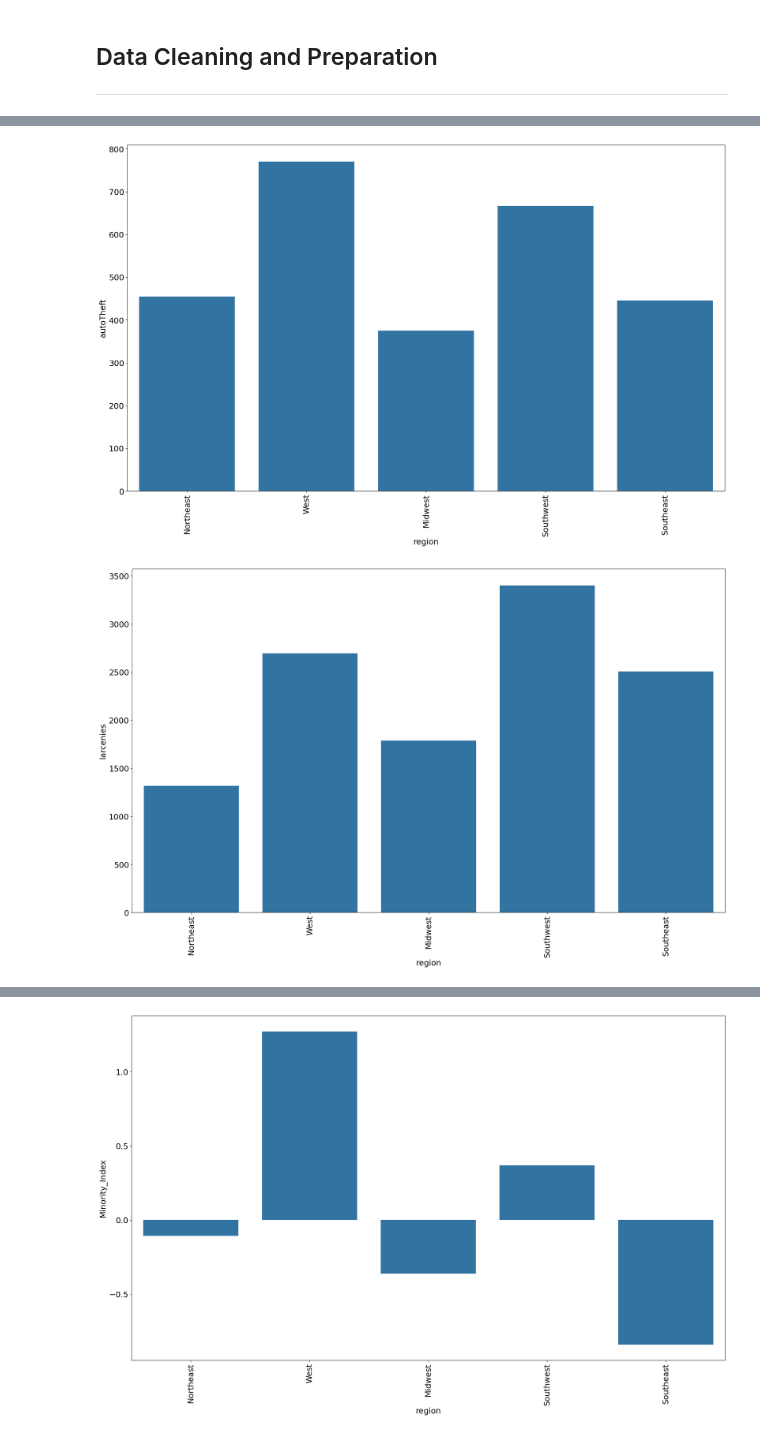
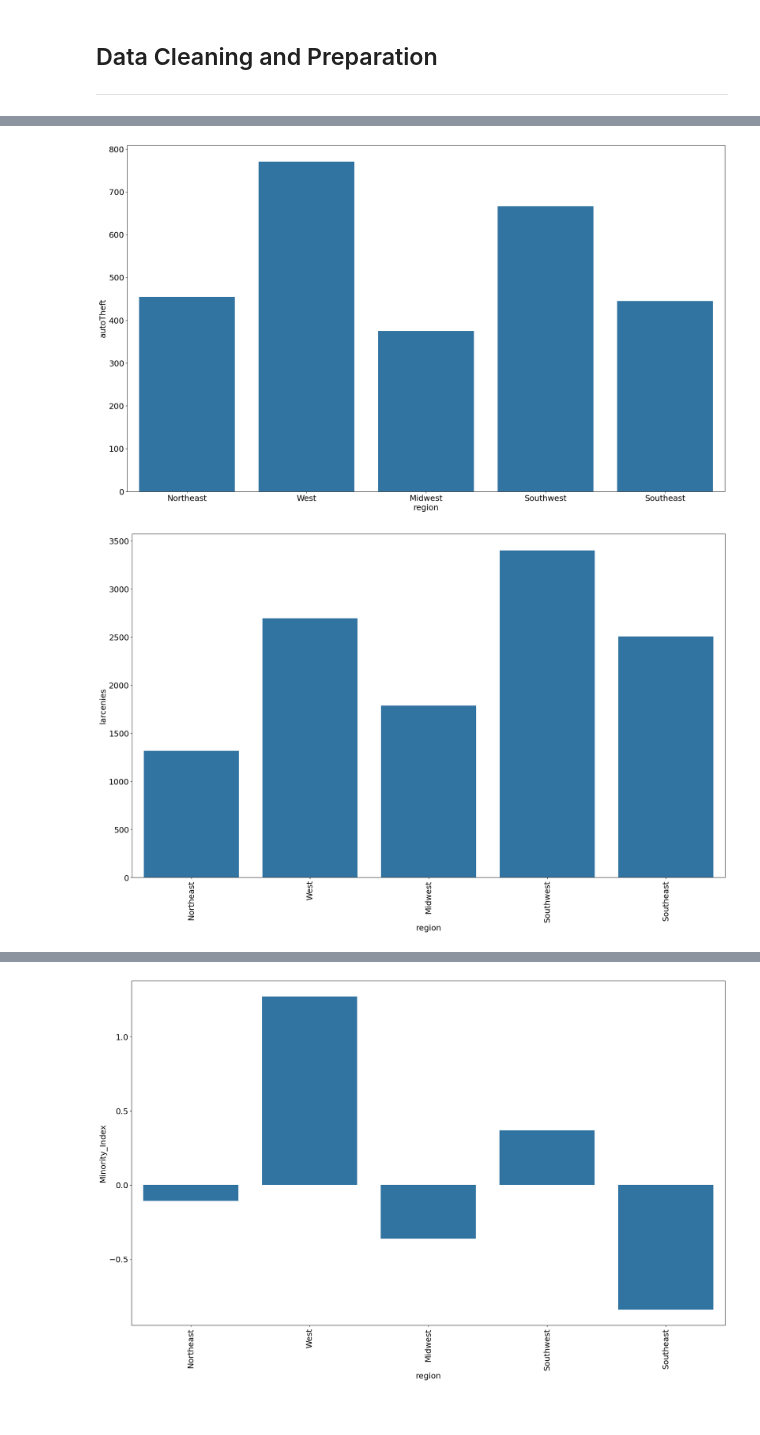
Before and after one commit to RJUNCC/crime_project, a Jupyter notebook: notebooks/better_communities_crime.ipynb, the cells around one changed output, grey strips where cells are left out. Saved outputs shown, nothing was run; the diff lists cells and outputs as text; code cells hidden in the pictures.

```diff
--- a/notebooks/better_communities_crime.ipynb
+++ b/notebooks/better_communities_crime.ipynb
@@ -165,25 +210,25 @@ crime_df.head()
 # %%
 def plot_barplot(dataframe:pd.DataFrame, x:str, y:str=None, title:str=None, by:str=None, errorbar: tuple|bool=None, xtick_rotation:int=0, figsize:tuple=(12, 7)):
     plt.figure(figsize=figsize)
     sns.barplot(
         data=dataframe,
         x=x,
         y=y,
         hue=by,
         errorbar=errorbar
     )
     plt.title(title)
     plt.xlabel(x)
     if y != None:
         plt.ylabel(y)
     plt.xticks(rotation=xtick_rotation)
     plt.show()
 ### Auto theft vs Region
-plot_barplot(dataframe=crime_df, x="region", y="autoTheft", xtick_rotation=90, figsize=(24, 14))
+plot_barplot(dataframe=crime_df, x="region", y="autoTheft", figsize=(24, 14))
 plot_barplot(dataframe=crime_df, x="region", y="larcenies", xtick_rotation=90, figsize=(24, 14))
 plot_barplot(dataframe=crime_df, x="region", y="larcenies", xtick_rotation=90, figsize=(24, 14))
 # %% [output]
-[figure, old version]
+[figure, new version]
 [figure]
 [figure]
 # %%
```
Also changed, not shown: parts of 22 cells of this notebook, 2 other files.
